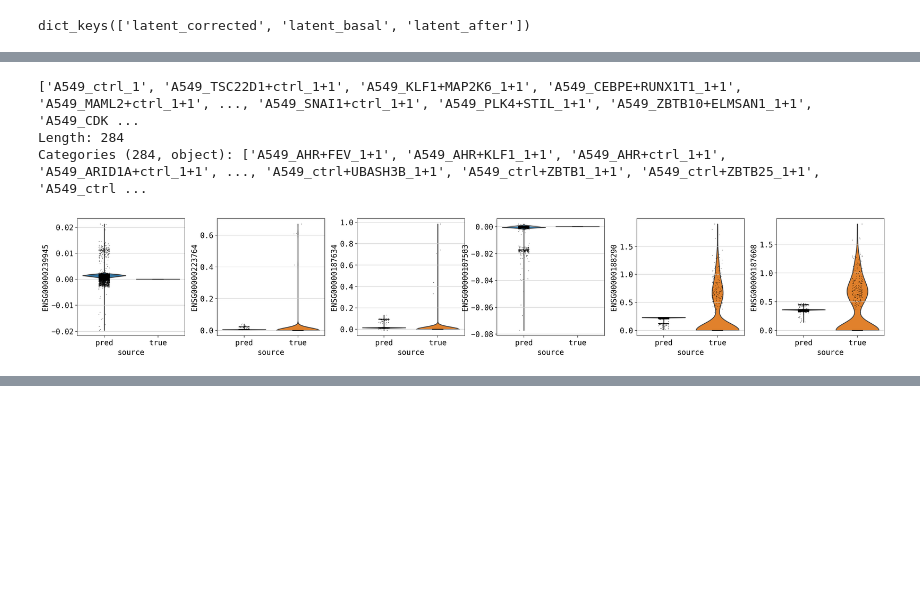
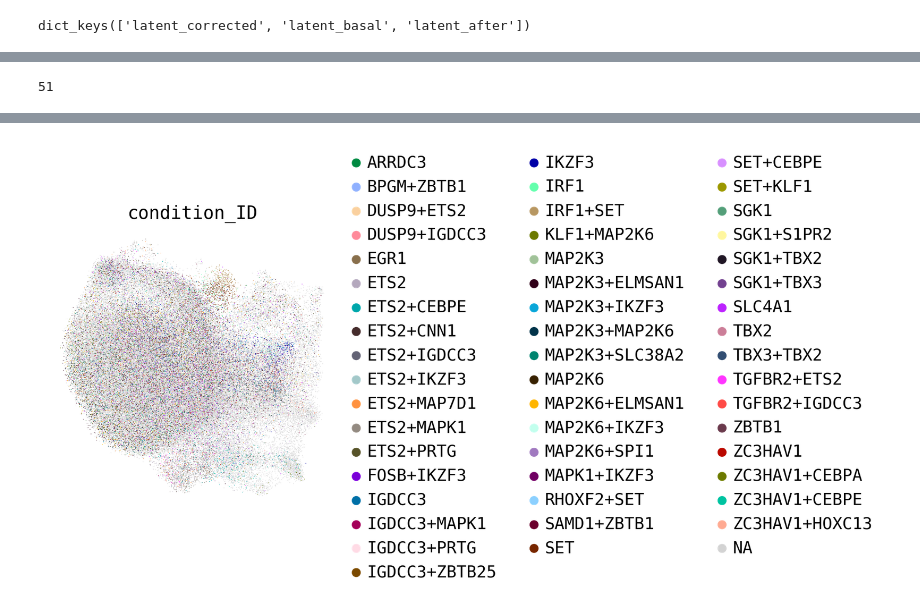
Before and after one commit to theislab/cpa, a Jupyter notebook: docs/tutorials/Norman.ipynb, the cells around one changed output, grey strips where cells are left out. Cells and saved outputs as stored; diff of their text form; code cells hidden in the pictures; blank space fills up the shorter version.

```diff
--- a/docs/tutorials/Norman.ipynb
+++ b/docs/tutorials/Norman.ipynb
@@ -374,6 +360,0 @@ AnnData object with n_obs × n_vars = 17814 × 5000
-# %%
-adata.obs['cov_drug_dose_name'].unique()
-# %% [output]
-['A549_ctrl_1', 'A549_TSC22D1+ctrl_1+1', 'A549_KLF1+MAP2K6_1+1', 'A549_CEBPE+RUNX1T1_1+1', 'A549_MAML2+ctrl_1+1', ..., 'A549_SNAI1+ctrl_1+1', 'A549_PLK4+STIL_1+1', 'A549_ZBTB10+ELMSAN1_1+1', 'A549_CDK ...
-Length: 284
-Categories (284, object): ['A549_AHR+FEV_1+1', 'A549_AHR+KLF1_1+1', 'A549_AHR+ctrl_1+1', 'A549_ARID1A+ctrl_1+1', ..., 'A549_ctrl+UBASH3B_1+1', 'A549_ctrl+ZBTB1_1+1', 'A549_ctrl+ZBTB25_1+1', 'A549_ctrl ...
@@ -385,8 +361,12 @@ pred_adata = pred.concatenate(adata, batch_key='source', batch_categories=['pred
-# %%
-drug_name = 'TSC22D1+ctrl'
-sc.pl.violin(
-    pred_adata[pred_adata.obs.condition == drug_name],
-    keys=de_dict[f'A549_{drug_name}_1+1'][:6],
-    groupby='source')
-# %% [output]
-[figure, removed]
+# %%
+groups = list(np.unique(adata[adata.obs['split_1'] == 'ood'].obs['condition_ID'].values))
+len(groups)
+# %% [output]
+51
+# %%
+sc.pl.umap(latent_outputs['latent_basal'],
+           color='condition_ID',
+           groups=groups,
+           palette=sc.pl.palettes.godsnot_102,
+           frameon=False)
+# %% [output]
@@ -392,0 +374 @@ sc.pl.violin(
+[figure, added]
```
Also changed, not shown: parts of 19 cells of this notebook.
